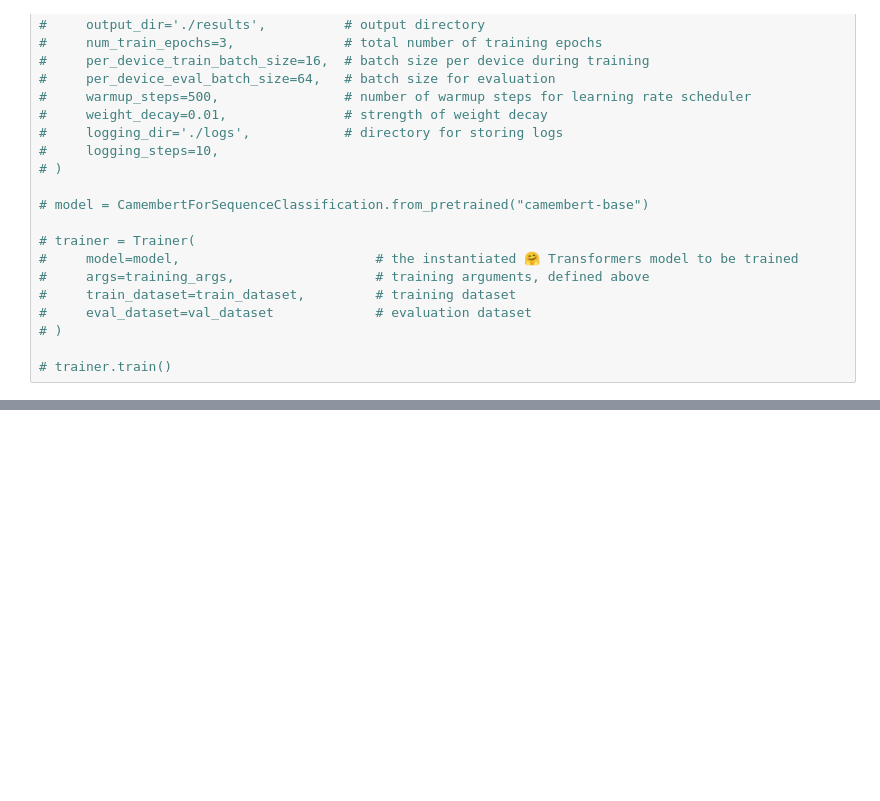
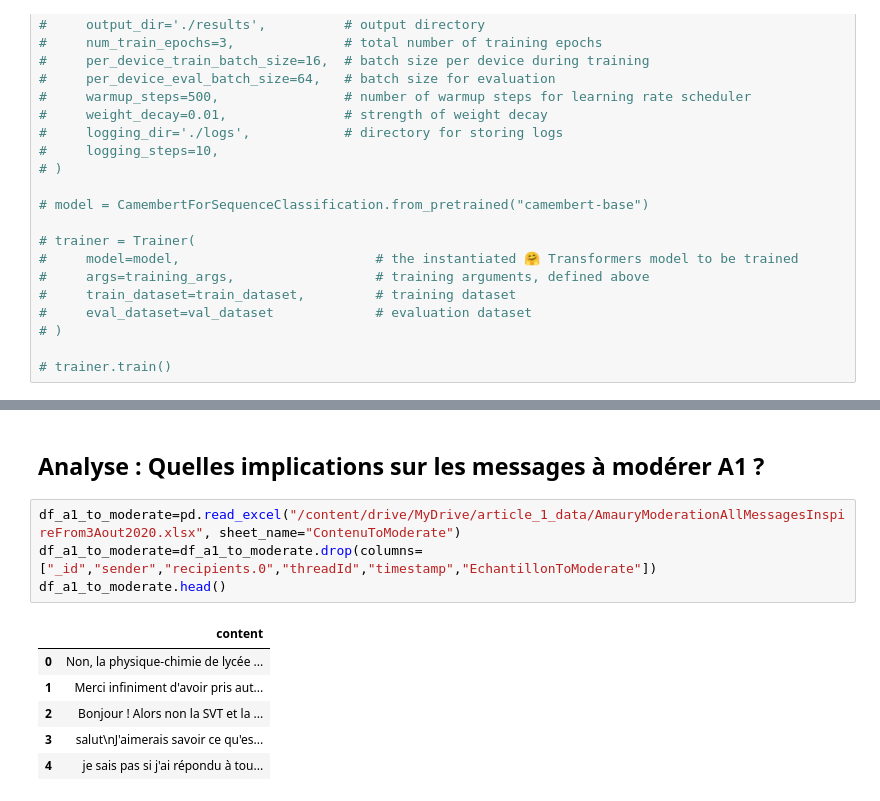
Before and after one commit to AmauryFaure/project_article_1, a Jupyter notebook: project.ipynb, the cells around one changed output, grey strips where cells are left out. Cells and saved outputs as stored; diff of their text form; blank space fills up the shorter version.

```diff
--- a/project.ipynb
+++ b/project.ipynb
@@ -342,0 +387,13 @@ NameError: name 'model' is not defined
+# %% [markdown]
+## Analyse : Quelles implications sur les messages à modérer A1 ?
+# %%
+df_a1_to_moderate=pd.read_excel("/content/drive/MyDrive/article_1_data/AmauryModerationAllMessagesInspireFrom3Aout2020.xlsx", sheet_name="ContenuToModerate")
+df_a1_to_moderate=df_a1_to_moderate.drop(columns=["_id","sender","recipients.0","threadId","timestamp","EchantillonToModerate"])
+df_a1_to_moderate.head()
+# %% [output]
+|  | content |
+| 0 | Non, la physique-chimie de lycée ... |
+| 1 | Merci infiniment d'avoir pris aut... |
+| 2 | Bonjour ! Alors non la SVT et la ... |
+| 3 | salut\nJ'aimerais savoir ce qu'es... |
+| 4 | je sais pas si j'ai répondu à tou... |
```
Also changed, not shown: parts of 70 cells of this notebook.
